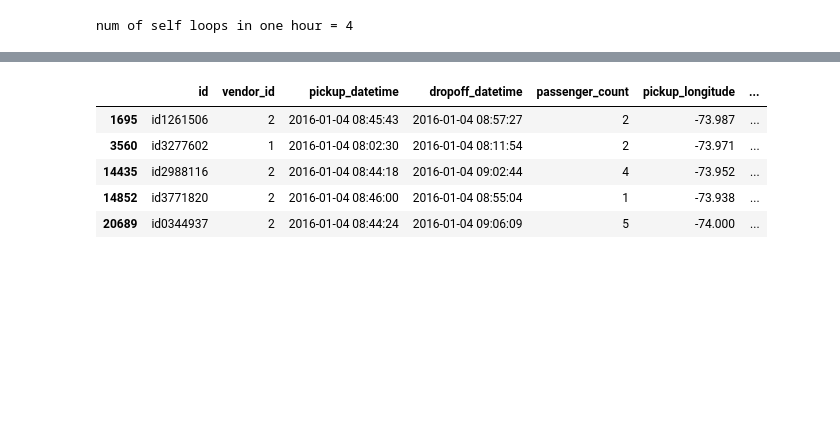
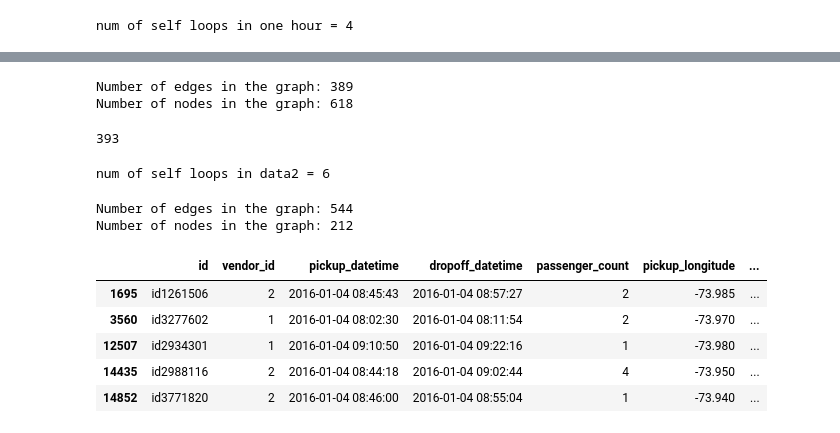
Before and after one commit to DanielOchana/MagNetTrafficFlowForecast, a Jupyter notebook: NYC_taxi.ipynb, the cells around one changed output, grey strips where cells are left out. Saved outputs shown, nothing was run; the diff lists cells and outputs as text; code cells hidden in the pictures; blank space fills up the shorter version.

Commit message:
new data

```diff
--- a/NYC_taxi.ipynb
+++ b/NYC_taxi.ipynb
@@ -165,8 +187,57 @@ num of self loops in one hour = 4
+# %%
+num_edges = G.number_of_edges()
+print(f"Number of edges in the graph: {num_edges}")
+
+num_nodes = G.number_of_nodes()
+print(f"Number of nodes in the graph: {num_nodes}")
+# %% [output]
+Number of edges in the graph: 389
+Number of nodes in the graph: 618
+# %%
+len(dataOneHour)
+# %% [output]
+393
+# %%
+data2_5=copy.deepcopy(data)
+data2_5['pickup_longitude'] = data2_5['pickup_longitude'].apply(lambda x: round(x / 0.005) * 0.005)
+data2_5['pickup_latitude'] = data2_5['pickup_latitude'].apply(lambda x: round(x / 0.005) * 0.005)
+data2_5['dropoff_longitude'] = data2_5['dropoff_longitude'].apply(lambda x: round(x / 0.005) * 0.005)
+data2_5['dropoff_latitude'] = data2_5['dropoff_latitude'].apply(lambda x: round(x / 0.005) *0.005)
+# %%
+# creating data for 1.5 hours :
+dataOneHour2=copy.deepcopy(data2_5)
+dataOneHour2 = dataOneHour2[(dataOneHour2['pickup_datetime'] >= '2016-01-04 08:00:00') & (dataOneHour2['pickup_datetime'] <= '2016-01-04 09:30:00')]
+# %%
+# Create a directed graph
+G25 = nx.DiGraph()
+selfloops = 0
+# Add edges to the graph
+for row in dataOneHour2.itertuples():
+    source = (row.pickup_longitude, row.pickup_latitude)
+    destination = (row.dropoff_longitude, row.dropoff_latitude)
+    weight = row.trip_duration
+    if (source != destination):
+      G25.add_edge(source, destination, weight=weight)
+    else :
+      selfloops+=1
+
+print(f'num of self loops in data2 = {selfloops}')
+# %% [output]
+num of self loops in data2 = 6
+# %%
+num_edges = G25.number_of_edges()
+print(f"Number of edges in the graph: {num_edges}")
+
+num_nodes = G25.number_of_nodes()
+print(f"Number of nodes in the graph: {num_nodes}")
+# %% [output]
+Number of edges in the graph: 544
+Number of nodes in the graph: 212
 # %%
 G_with_selfloops = nx.DiGraph()
 
 # Add edges to the graph
-for row in dataOneHour.itertuples():
+for row in dataOneHour2.itertuples():
     source = (row.id, row.pickup_longitude, row.pickup_latitude)
     destination = (row.id, row.dropoff_longitude, row.dropoff_latitude)
     weight = row.trip_duration #FIXME change to speed
@@ -180,54 +251,54 @@ traffic_into = []
 traffic_from_avg = []
 traffic_into_avg = []
 
-indexes = dataOneHour.index
+indexes = dataOneHour2.index
 
 # Loop through each data point
 for i in indexes:
     # pickup_node = (dataOneHour['pickup_longitude'][i], dataOneHour['pickup_latitude'][i])
     # dropoff_node = (dataOneHour['dropoff_longitude'][i], dataOneHour['dropoff_latitude'][i])
-    node = (dataOneHour['id'][i], dataOneHour['pickup_longitude'][i], dataOneHour['pickup_latitude'][i])
+    node = (dataOneHour2['id'][i], dataOneHour2['pickup_longitude'][i], dataOneHour2['pickup_latitude'][i])
 
     incoming_edges = list(G_with_selfloops.in_edges("B"))
 
     # Calculate the average weight of edges leaving the pickup node
     out_weights = [G_with_selfloops.get_edge_data(node, neighbor)['weight'] for neighbor in G_with_selfloops.neighbors(node)]
     # print(out_avg_weight)
     out_avg_weight = sum(out_weights) / len(out_weights) if len(out_weights) > 0 else 0
 
     incoming_edges = list(G_with_selfloops.in_edges(node))
     # Calculate the average weight of edges entering the dropoff node
     in_weights =[]
     for edge in incoming_edges:
         w = int(G_with_selfloops.get_edge_data(edge[0], edge[1])['weight'])
         if w :
             in_weights.append(w)
 
     # in_weights = [G.get_edge_data(edge[0], edge[1])['weight'] for edge in incoming_edges]
     # print(f'in_w = {in_weights}')
     in_avg_weight = sum(in_weights) / len(in_weights) if len(in_weights) > 0 else 0
 
     # Append the calculated values to the lists
     # traffic_from.append(out_degree)
     # traffic_into.append(in_degree)
     traffic_from_avg.append(out_avg_weight)
     traffic_into_avg.append(in_avg_weight)
 
 # Add the new features to the DataFrame
 # dataOneHour['traffic_from'] = traffic_from
 # dataOneHour['traffic_into'] = traffic_into
-dataOneHour['traffic_from_avg'] = traffic_from_avg
-dataOneHour['traffic_into_avg'] = traffic_into_avg
+dataOneHour2['traffic_from_avg'] = traffic_from_avg
+dataOneHour2['traffic_into_avg'] = traffic_into_avg
 
 # Print the DataFrame with the new features
-dataOneHour.head()
+dataOneHour2.head()
 # %% [output]
 |  | id | vendor_id | pickup_datetime | dropoff_datetime | passenger_count | pickup_longitude | ... |
-| 1695 | id1261506 | 2 | 2016-01-04 08:45:43 | 2016-01-04 08:57:27 | 2 | -73.987 | ... |
-| 3560 | id3277602 | 1 | 2016-01-04 08:02:30 | 2016-01-04 08:11:54 | 2 | -73.971 | ... |
-| 14435 | id2988116 | 2 | 2016-01-04 08:44:18 | 2016-01-04 09:02:44 | 4 | -73.952 | ... |
-| 14852 | id3771820 | 2 | 2016-01-04 08:46:00 | 2016-01-04 08:55:04 | 1 | -73.938 | ... |
-| 20689 | id0344937 | 2 | 2016-01-04 08:44:24 | 2016-01-04 09:06:09 | 5 | -74.000 | ... |
+| 1695 | id1261506 | 2 | 2016-01-04 08:45:43 | 2016-01-04 08:57:27 | 2 | -73.985 | ... |
+| 3560 | id3277602 | 1 | 2016-01-04 08:02:30 | 2016-01-04 08:11:54 | 2 | -73.970 | ... |
+| 12507 | id2934301 | 1 | 2016-01-04 09:10:50 | 2016-01-04 09:22:16 | 1 | -73.980 | ... |
+| 14435 | id2988116 | 2 | 2016-01-04 08:44:18 | 2016-01-04 09:02:44 | 4 | -73.950 | ... |
+| 14852 | id3771820 | 2 | 2016-01-04 08:46:00 | 2016-01-04 08:55:04 | 1 | -73.940 | ... |
 # %%
 print(sum(dataOneHour['traffic_into_avg']))
 # %% [output]
```
Also changed, not shown: parts of 9 cells of this notebook, 1 other file.
